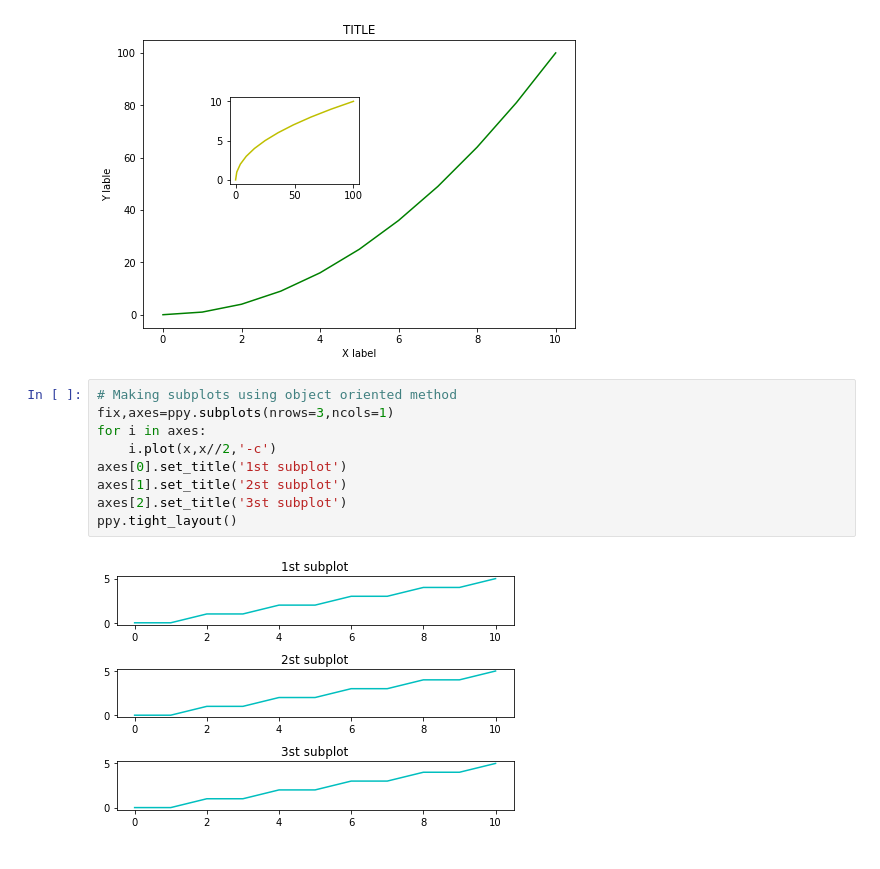
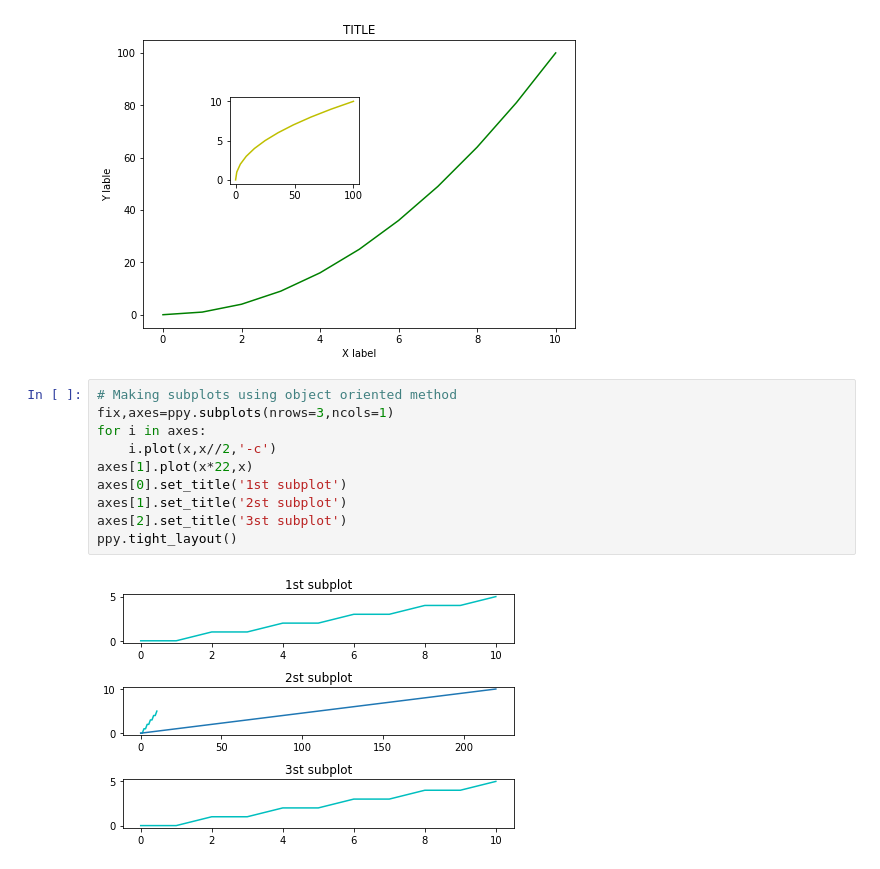
Before and after one commit to Purvanshsingh/Matplotlib, a Jupyter notebook: Matplotlib.ipynb, the cells around one changed output. Saved outputs shown, nothing was run; the diff lists cells and outputs as text.

```diff
--- a/Matplotlib.ipynb
+++ b/Matplotlib.ipynb
@@ -56,11 +58,12 @@ axes2.plot(x**2,x,'-y')
 # %%
 # Making subplots using object oriented method
 fix,axes=ppy.subplots(nrows=3,ncols=1)
 for i in axes:
     i.plot(x,x//2,'-c')
+axes[1].plot(x*22,x)
 axes[0].set_title('1st subplot')
 axes[1].set_title('2st subplot')
 axes[2].set_title('3st subplot')
 ppy.tight_layout()
 # %% [output]
-[figure, old version]
+[figure, new version]
```
Also changed, not shown: parts of 6 cells of this notebook.
